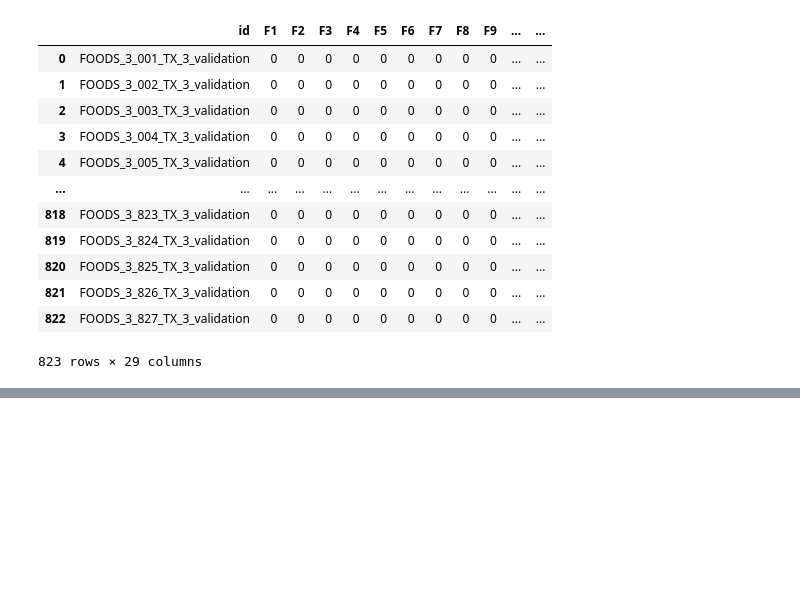
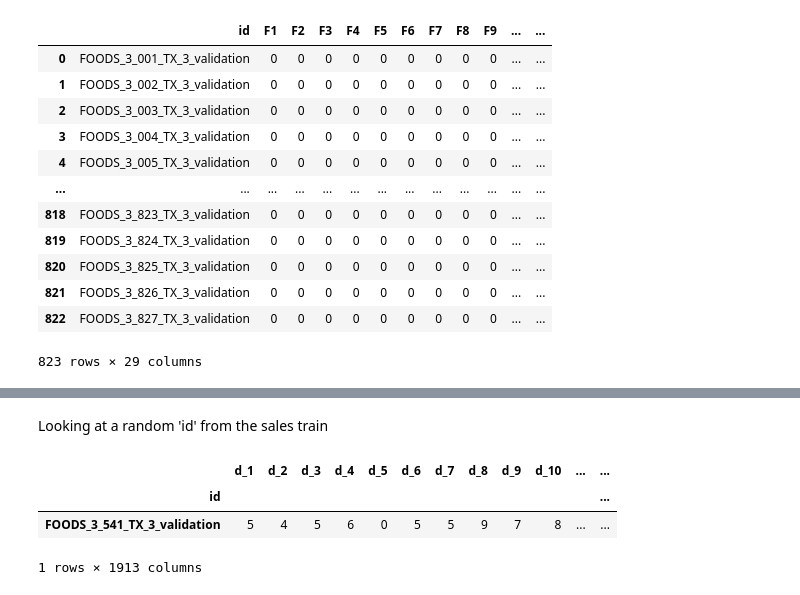
Before and after one commit to barath-uni/AFCS_Group_4, a Jupyter notebook: data_model_python.ipynb, the cells around one changed output, grey strips where cells are left out. Drawn from its saved outputs; the diff is of its cells as text; code cells hidden in the pictures; blank space fills up the shorter version.

```diff
--- a/data_model_python.ipynb
+++ b/data_model_python.ipynb
@@ -131,0 +168,11 @@ df_sample_sub
+# %% [markdown]
+Looking at a random 'id' from the sales train
+# %%
+product = df_sales_train[df_sales_train["id"]=="FOODS_3_541_TX_3_validation"]
+product = product.set_index("id")
+product.head()
+# %% [output]
+|  | d_1 | d_2 | d_3 | d_4 | d_5 | d_6 | d_7 | d_8 | d_9 | d_10 | ... | ... |
+| id |  |  |  |  |  |  |  |  |  |  |  | ... |
+| FOODS_3_541_TX_3_validation | 5 | 4 | 5 | 6 | 0 | 5 | 5 | 9 | 7 | 8 | ... | ... |
+1 rows × 1913 columns
```
Also changed, not shown: parts of 8 cells of this notebook, 2 other files.
